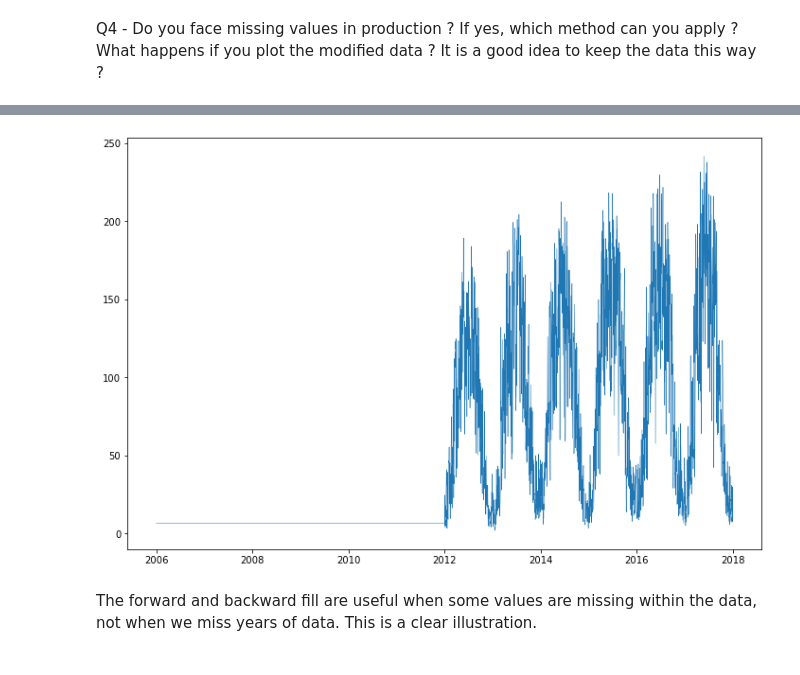
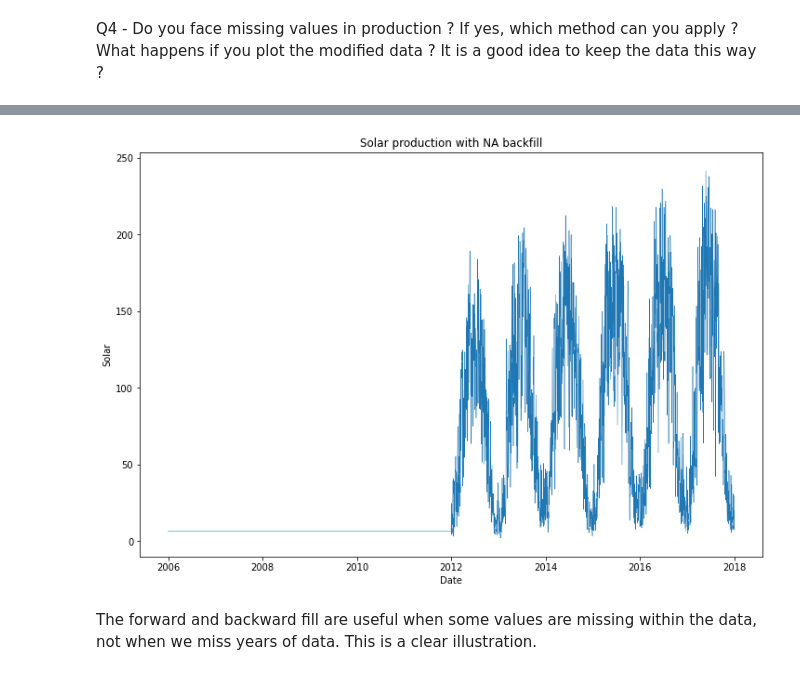
Before and after one commit to bendel2704/3030ICT-Data-analytics, a Jupyter notebook: workshop4/Electricity-Consumption-Exploration(1)-completed.ipynb, the cells around one changed output, grey strips where cells are left out. Drawn from its saved outputs; the diff is of its cells as text; code cells hidden in the pictures.

```diff
--- a/workshop4/Electricity-Consumption-Exploration(1)-completed.ipynb
+++ b/workshop4/Electricity-Consumption-Exploration(1)-completed.ipynb
@@ -168,9 +184,9 @@ Q3 - To further explore the dataset, we might need to group the data. Create new
 # %%
 # new columns 'year' and 'month'
 df_2 = df.reset_index()
-df_2['year'] = ...
-df_2['month'] = ...
-years = df_2['year'].unique()
-print(years)
+df_2['year'] = pd.DatetimeIndex(df['Date']).year
+df_2['month'] = pd.DatetimeIndex(df['Date']).month
+df_2['month_name'] = df_2['month'].apply(lambda x: calendar.month_abbr[x])
+df_2=df_2.drop(['index'], axis=1)
 df_2.head()
 # %% [output]
@@ -199,3 +216,6 @@ plt.show()
 ### 4. Fill missing values
 # %% [markdown]
 Q4 - Do you face missing values in production ? If yes, which method can you apply ? What happens if you plot the modified data ? It is a good idea to keep the data this way ?
+# %%
+df_noNA = df_2.fillna(method="backfill")
+df_noNA
@@ -202,10 +236,11 @@ Q4 - Do you face missing values in production ? If yes, which method can you app
 # %%
 # Plot Solar
 plt.figure(figsize=(12,8))
-...
+sns.lineplot(x='Date', y='Solar', data=df_noNA, linewidth = 0.5)
+plt.title('Solar production with NA backfill')
 plt.show()
 # %% [output]
-[figure, old version]
+[figure, new version]
 # %% [markdown]
 The forward and backward fill are useful when some values are missing within the data, not when we miss years of data. This is a clear illustration.
 # %% [markdown]
```
Also changed, not shown: parts of 29 cells of this notebook, 1 other file.
